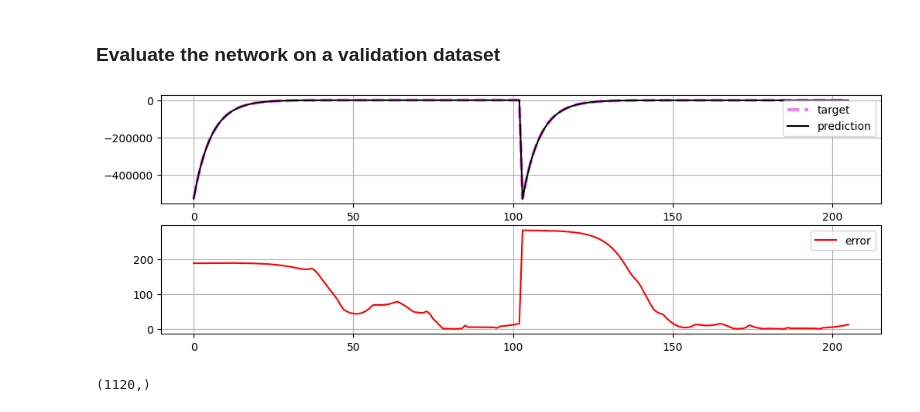
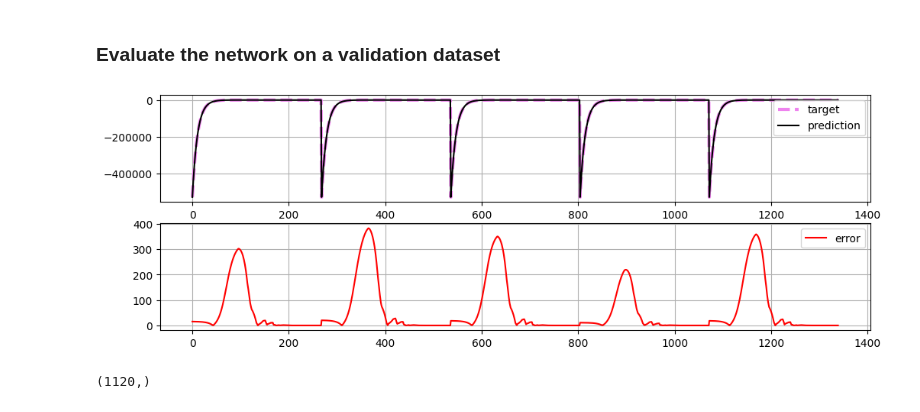
Before and after one commit to salar96/LearningFLPO, a Jupyter notebook: learn_LSE.ipynb, the cells around one changed output. Saved outputs shown, nothing was run; the diff lists cells and outputs as text; code cells hidden in the pictures.

```diff
--- a/learn_LSE.ipynb
+++ b/learn_LSE.ipynb
@@ -22,7 +22,7 @@ def createBetaArray(min, max, grow):
 def logSumExp(D_array, beta):
     D_min = np.min(D_array)
     D_off = D_array - D_min
-    F = -1/beta * np.log(np.sum(np.exp(-beta*D_off))) + D_min + 1/beta * np.log(len(D_array))
+    F = -1/beta * np.log(np.sum(np.exp(-beta*D_off))) + 1/beta * np.log(len(D_array))
     # F = -np.log(np.sum(np.exp(-beta*D_off))) + np.log(len(D_array)) + D_min * beta
     return F
 # %%
@@ -91,17 +91,17 @@ def logsum_dataset(n_curves, b_min, b_max, b_grow, D_min_range, D_max_range, len
 
 # beta limits
 b_min = 1e-5
-b_max = 1e3
-b_grow = 1.1
+b_max = 1e6
+b_grow = 1.05
 b_array = createBetaArray(b_min, b_max, b_grow)
 print(f'len b_array: {b_array.shape}')
 
 # torch input and output arrays
-n_curves = 200
+n_curves = 50
 len_Darray = 200
-D_min_range = [10, 1000] # minimum value of D_array is picked at random from this range
-D_max_range = [100, 1000] # maximum value of D_array is picked at random from the range dmin + D_max_range
-IO_scale = 0.005
+D_min_range = [0.01, 10] # minimum value of D_array is picked at random from this range
+D_max_range = [10, 100] # maximum value of D_array is picked at random from the range dmin + D_max_range
+IO_scale = 1
 
 In, Out = logsum_dataset(n_curves, b_min, b_max, b_grow, D_min_range, D_max_range, len_Darray, approx_log_sum_flr=False, io_scale=IO_scale)
 print(f'In: {In.size()}\tOut: {Out.size()}')
@@ -298,40 +298,40 @@ plt.show()
 # %%
 b_min_v = b_array[0]
 b_max_v = b_array[-1]
-b_grow_v = 1.2
+b_grow_v = 1.1
 b_array_v = createBetaArray(b_min_v, b_max_v, b_grow_v)
-n_curves_v = 2
-D_min_range_v = [1000,2000]
-D_max_range_v = [400,1000]
+n_curves_v = 5
+D_min_range_v = [10,100]
+D_max_range_v = [100,1000]
 len_Darray_v = len_Darray
 In_val, Out_val = logsum_dataset(n_curves=n_curves_v,
                     b_min=b_min_v, b_max=b_max_v, b_grow=b_grow_v, D_min_range=D_min_range_v,
                     D_max_range=D_max_range_v, len_Darray=len_Darray_v,
-                    approx_log_sum_flr=True, io_scale=IO_scale)
+                    approx_log_sum_flr=False, io_scale=IO_scale)
 pred_val = NN_logSum(In_val).detach()
 
 st = 0
-Out_val_np = (Out_val.numpy().flatten()/IO_scale)[st:] - (1 / np.tile(b_array_v, n_curves_v) * np.log(len_Darray_v))[st:]
-pred_val_np = (pred_val.numpy().flatten()/IO_scale)[st:] - (1 / np.tile(b_array_v, n_curves_v) * np.log(len_Darray_v))[st:]
+Out_val_np = (Out_val.numpy().flatten()/IO_scale)[st:] - (1 / np.tile(b_array_v, n_curves_v) * np.log(len_Darray_v))[st:] + (In_val[:,1].numpy().flatten()/IO_scale)[st:]
+pred_val_np = (pred_val.numpy().flatten()/IO_scale)[st:] - (1 / np.tile(b_array_v, n_curves_v) * np.log(len_Darray_v))[st:] + (In_val[:,1].numpy().flatten()/IO_scale)[st:]
 
 plt.figure(figsize=(12,4))
 plt.subplot(2,1,1)
 plt.plot(Out_val_np, label='target', color='violet', linestyle='dashed', linewidth=3)
 plt.plot(pred_val_np, label='prediction', color='black')
 plt.grid()
 plt.xticks()
 plt.legend()
 
 plt.subplot(2,1,2)
 error_val = np.abs(pred_val_np - Out_val_np)
 # plt.subplot(1,2,2)
 plt.plot(error_val, label='error', color='red')
 plt.legend()
 plt.grid()
 
 plt.show()
 # %% [output]
-[figure, old version]
+[figure, new version]
 # %%
 Out_val_np.shape
 # %% [output]
```
Also changed, not shown: parts of 12 cells of this notebook, 1 other file.
